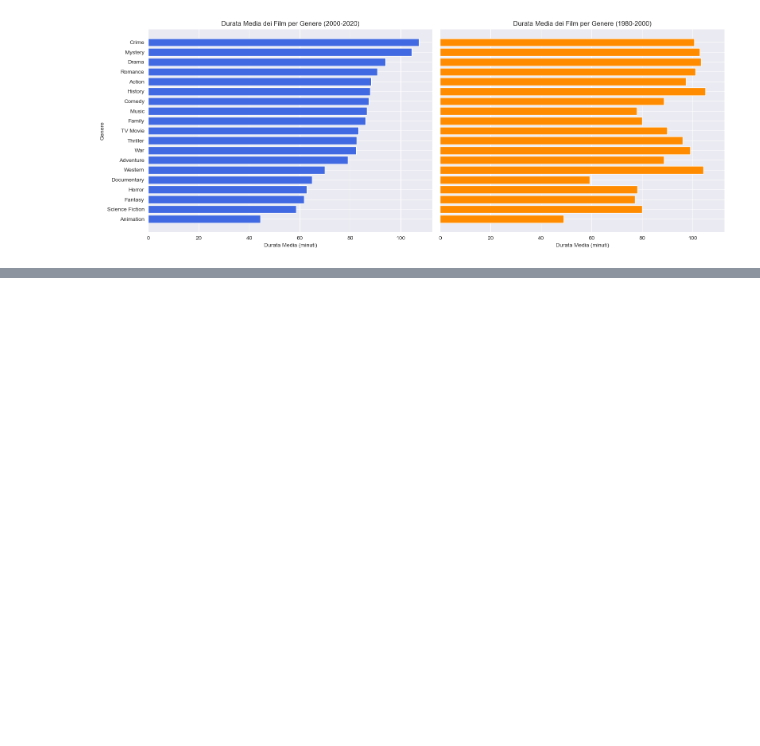
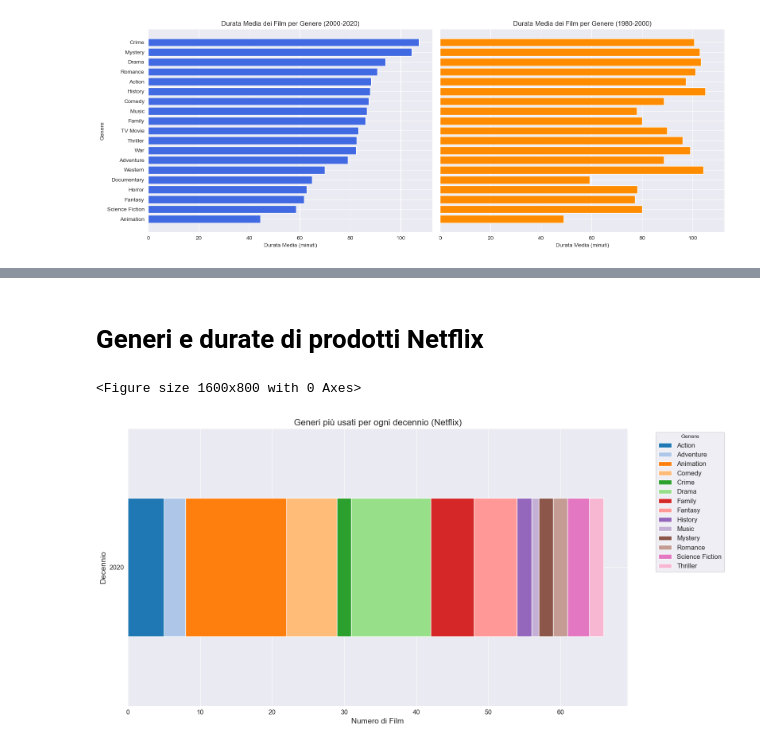
Before and after one commit to DavideGiordano77/MainDirectory, a Jupyter notebook: Solutions/data_visualization.ipynb, the cells around one changed output, grey strips where cells are left out. Saved outputs shown, nothing was run; the diff lists cells and outputs as text; code cells hidden in the pictures; blank space fills up the shorter version.

```diff
--- a/Solutions/data_visualization.ipynb
+++ b/Solutions/data_visualization.ipynb
@@ -275,0 +282,47 @@ Per giustificare questo andamento, andiamo ad analizzare la quantità di film pr
+# %% [markdown]
+# Generi e durate di prodotti Netflix
+# %%
+# Uniamo i dati dei film con gli studi
+movies_with_studios = pd.merge(movies, studios, left_on='id', right_on='id', how='inner')
+
+# Filtriamo i film prodotti da Netflix e le altre divisioni di Netflix
+netflix_studios = ['Netflix', 'Netflix Animation', 'Netflix Anime Creators\' Base', 'Netflix International Pictures']
+netflix_movies = movies_with_studios[movies_with_studios['studio'].isin(netflix_studios)]
+
+# Crea una copia esplicita del dataframe
+netflix_movies = netflix_movies.copy()
+
+# Creiamo la colonna 'decade' raggruppando gli anni per decennio
+netflix_movies['decade'] = (netflix_movies['date'] // 10) * 10
+
+# Uniamo i dati dei generi con i film Netflix
+genre_decade_netflix = pd.merge(netflix_movies, genres, left_on='id', right_on='id', how='inner')
+
+# Conta i generi per decennio
+decade_genre_count_netflix = genre_decade_netflix.groupby(['decade', 'genre']).size().unstack(fill_value=0)
+
+# Aggiungi righe per i decenni precedenti
+all_decades = range(decade_genre_count_netflix.index.min(), decade_genre_count_netflix.index.max() + 10, 10)
+decade_genre_count_netflix = decade_genre_count_netflix.reindex(all_decades, fill_value=0)
+
+# Imposta una palette di colori con Seaborn
+num_genres = len(decade_genre_count_netflix.columns)  # Numero di generi distinti
+palette = sns.color_palette("tab20", num_genres)  # Puoi provare anche 'Set3', 'husl', 'coolwarm'
+
+# Grafico con le barre in verticale (barh)
+plt.figure(figsize=(16, 8))
+decade_genre_count_netflix.plot(kind='barh', stacked=True, figsize=(16, 8), color=palette, legend=True)
+
+plt.title('Generi più usati per ogni decennio (Netflix)', fontsize=16)
+plt.xlabel('Numero di Film', fontsize=14)
+plt.ylabel('Decennio', fontsize=14)
+plt.xticks(fontsize=12)
+plt.yticks(fontsize=12)
+plt.legend(title='Genere', bbox_to_anchor=(1.05, 1), loc='upper left', fontsize=12)  # Legenda fuori dal grafico
+
+# Ottimizza il layout
+plt.tight_layout()
+plt.show()
+# %% [output]
+<Figure size 1600x800 with 0 Axes>
+[figure, added]
```
Also changed, not shown: parts of 4 cells of this notebook.
